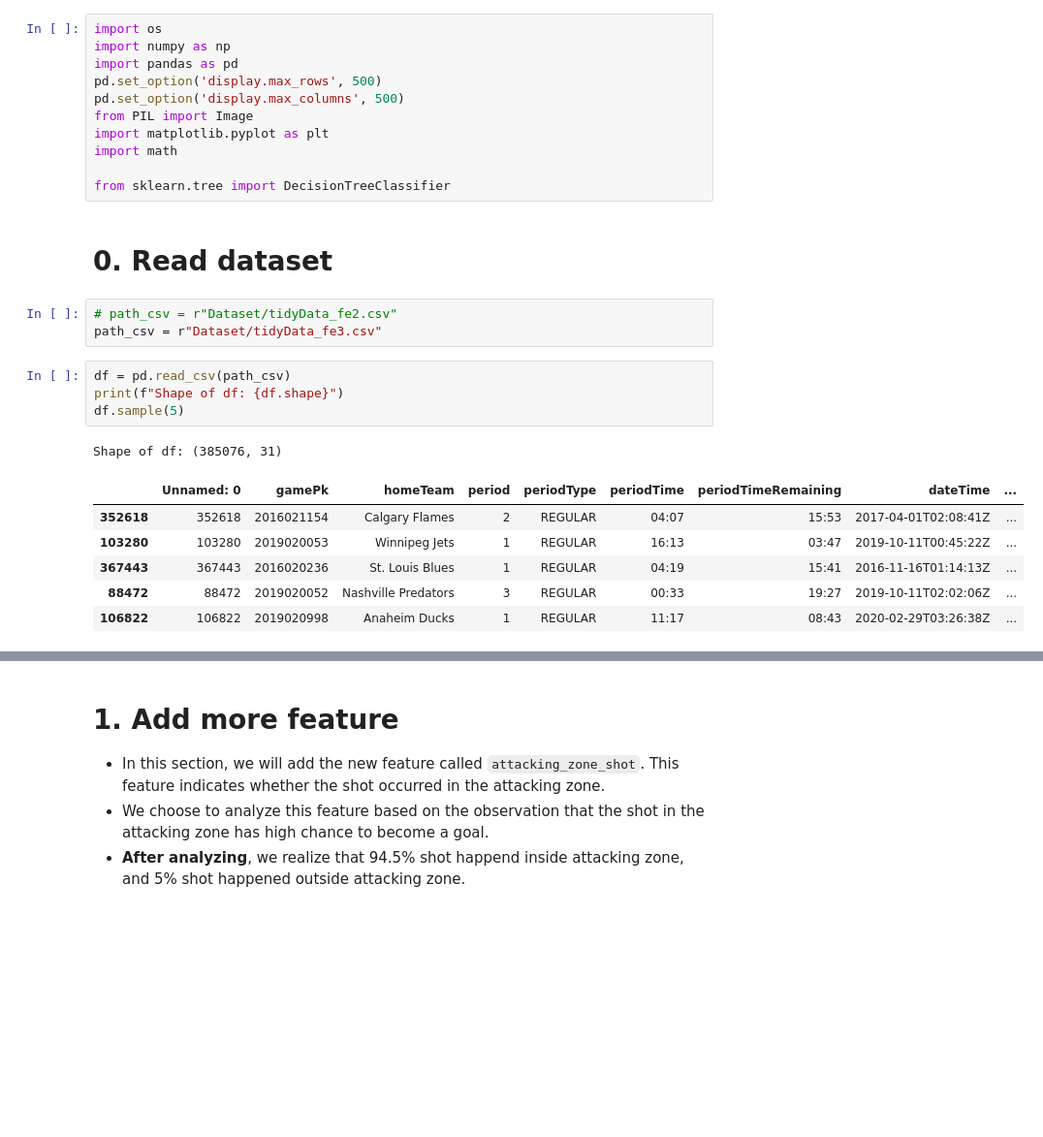
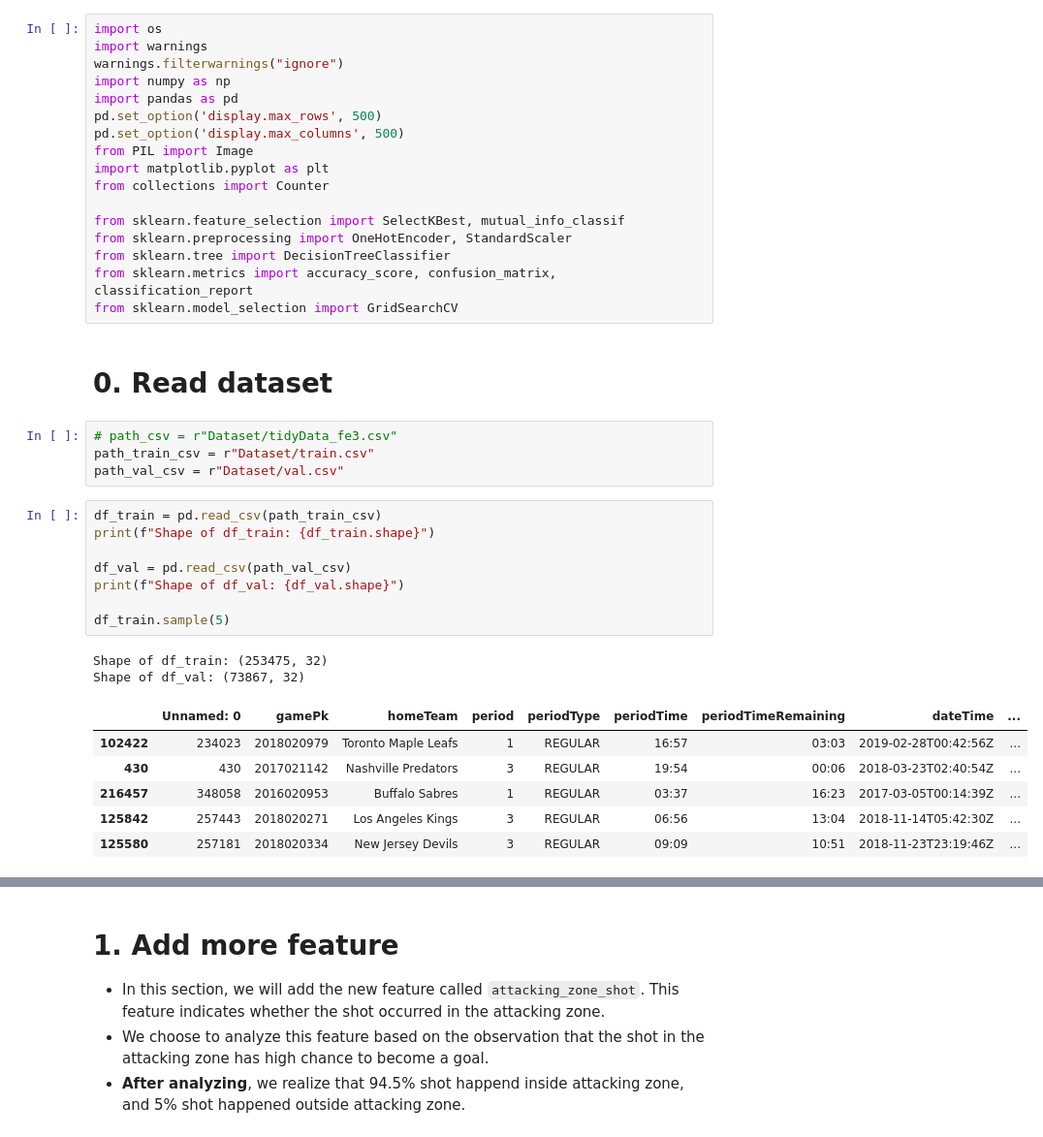
Before and after one commit to Arminhosseini/IFT6758_project, a Jupyter notebook: best_shot_model.ipynb, the cells around one changed output, grey strips where cells are left out. Shown: that part at 97% size. Cells and saved outputs as stored; diff of their text form; blank space fills up the shorter version.

```diff
--- a/best_shot_model.ipynb
+++ b/best_shot_model.ipynb
@@ -1,28 +1,40 @@
 # %%
 import os
+import warnings
+warnings.filterwarnings("ignore")
 import numpy as np
 import pandas as pd
 pd.set_option('display.max_rows', 500)
 pd.set_option('display.max_columns', 500)
 from PIL import Image
 import matplotlib.pyplot as plt
-import math
+from collections import Counter
 
+from sklearn.feature_selection import SelectKBest, mutual_info_classif
+from sklearn.preprocessing import OneHotEncoder, StandardScaler
 from sklearn.tree import DecisionTreeClassifier
+from sklearn.metrics import accuracy_score, confusion_matrix, classification_report
+from sklearn.model_selection import GridSearchCV
 # %% [markdown]
 # 0. Read dataset
-# %%
-# path_csv = r"Dataset/tidyData_fe2.csv"
-path_csv = r"Dataset/tidyData_fe3.csv"
+# %%
+# path_csv = r"Dataset/tidyData_fe3.csv"
+path_train_csv = r"Dataset/train.csv"
+path_val_csv = r"Dataset/val.csv"
 # %%
-df = pd.read_csv(path_csv)
-print(f"Shape of df: {df.shape}")
-df.sample(5)
+df_train = pd.read_csv(path_train_csv)
+print(f"Shape of df_train: {df_train.shape}")
+
+df_val = pd.read_csv(path_val_csv)
+print(f"Shape of df_val: {df_val.shape}")
+
+df_train.sample(5)
 # %% [output]
-Shape of df: (385076, 31)
+Shape of df_train: (253475, 32)
+Shape of df_val: (73867, 32)
 |  | Unnamed: 0 | gamePk | homeTeam | period | periodType | periodTime | periodTimeRemaining | dateTime | ... |
-| 352618 | 352618 | 2016021154 | Calgary Flames | 2 | REGULAR | 04:07 | 15:53 | 2017-04-01T02:08:41Z | ... |
-| 103280 | 103280 | 2019020053 | Winnipeg Jets | 1 | REGULAR | 16:13 | 03:47 | 2019-10-11T00:45:22Z | ... |
-| 367443 | 367443 | 2016020236 | St. Louis Blues | 1 | REGULAR | 04:19 | 15:41 | 2016-11-16T01:14:13Z | ... |
-| 88472 | 88472 | 2019020052 | Nashville Predators | 3 | REGULAR | 00:33 | 19:27 | 2019-10-11T02:02:06Z | ... |
-| 106822 | 106822 | 2019020998 | Anaheim Ducks | 1 | REGULAR | 11:17 | 08:43 | 2020-02-29T03:26:38Z | ... |
+| 102422 | 234023 | 2018020979 | Toronto Maple Leafs | 1 | REGULAR | 16:57 | 03:03 | 2019-02-28T00:42:56Z | ... |
+| 430 | 430 | 2017021142 | Nashville Predators | 3 | REGULAR | 19:54 | 00:06 | 2018-03-23T02:40:54Z | ... |
+| 216457 | 348058 | 2016020953 | Buffalo Sabres | 1 | REGULAR | 03:37 | 16:23 | 2017-03-05T00:14:39Z | ... |
+| 125842 | 257443 | 2018020271 | Los Angeles Kings | 3 | REGULAR | 06:56 | 13:04 | 2018-11-14T05:42:30Z | ... |
+| 125580 | 257181 | 2018020334 | New Jersey Devils | 3 | REGULAR | 09:09 | 10:51 | 2018-11-23T23:19:46Z | ... |
```
Also changed, not shown: parts of 43 cells of this notebook, 3 other files.
